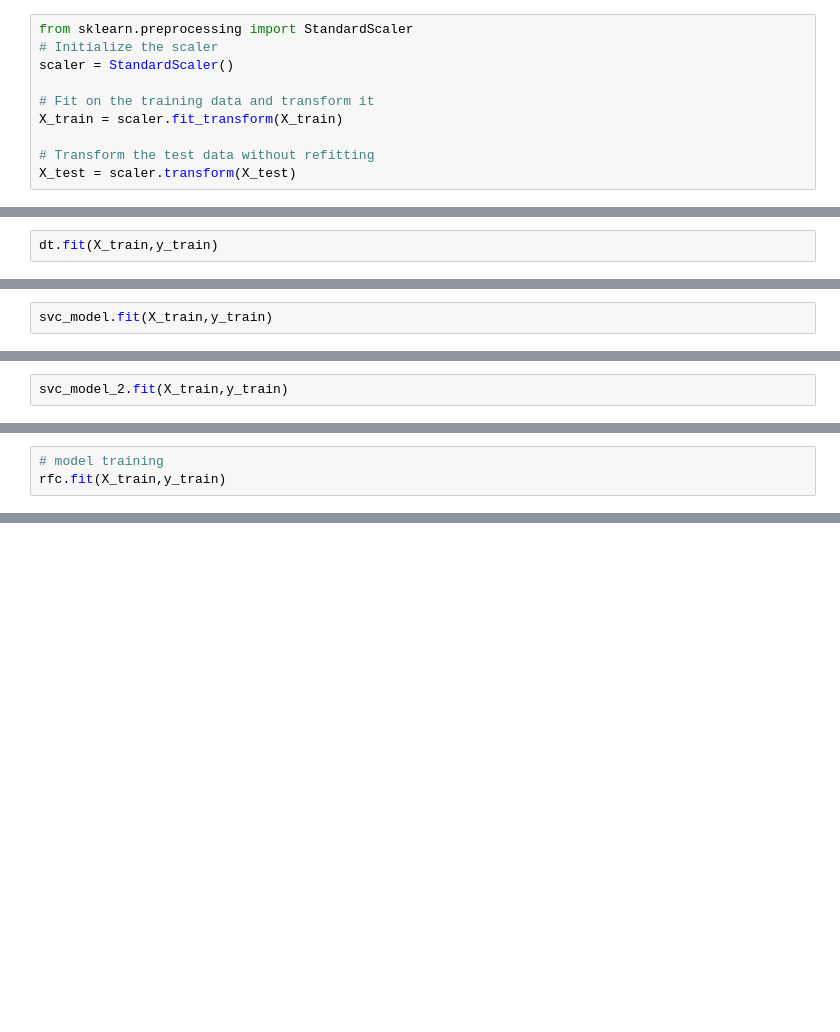
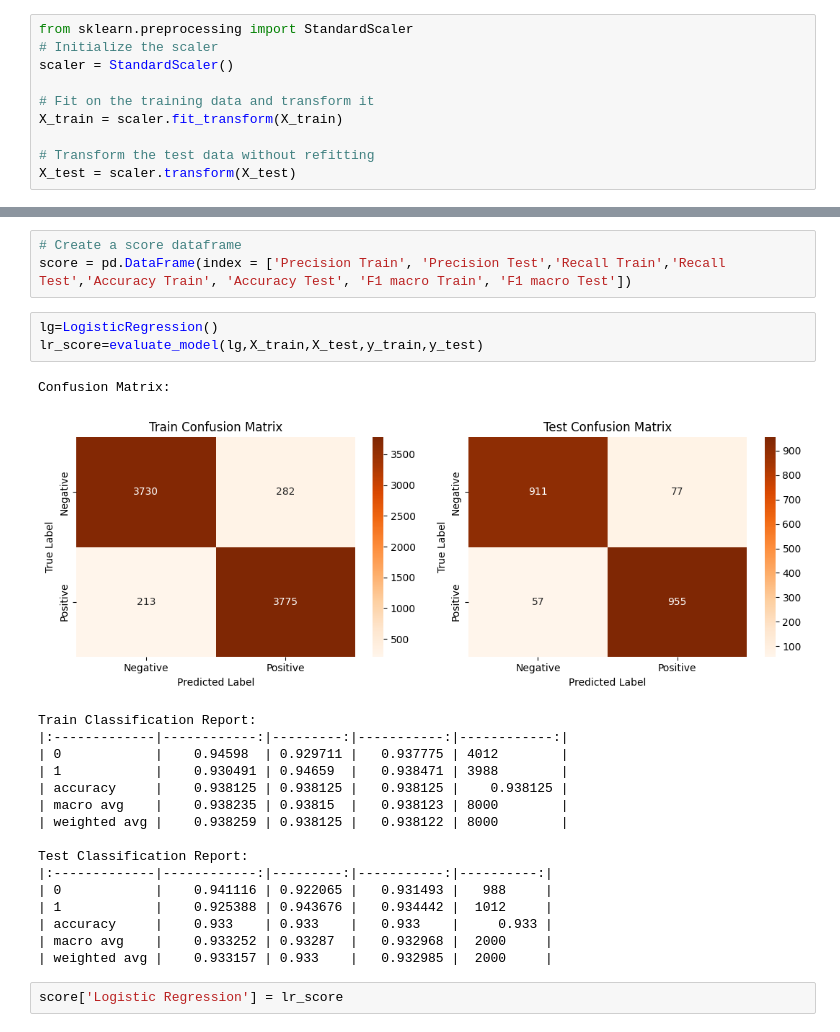
Before and after one commit to QaziSaim/Phishing-Domain-Detection, a Jupyter notebook: notebook/ModelBuilding.ipynb, the cells around one changed output, grey strips where cells are left out. Saved outputs shown, nothing was run; the diff lists cells and outputs as text; blank space fills up the shorter version.

Commit message:
Model Training completed

```diff
--- a/notebook/ModelBuilding.ipynb
+++ b/notebook/ModelBuilding.ipynb
@@ -217,2 +151,0 @@ dt=DecisionTreeClassifier()
-# %%
-dt.fit(X_train,y_train)
@@ -283,2 +151,0 @@ svc_model=SVC()
-# %%
-svc_model.fit(X_train,y_train)
@@ -342,2 +151,0 @@ svc_model_2=SVC(
-# %%
-svc_model_2.fit(X_train,y_train)
@@ -377,3 +151,0 @@ rfc=RandomForestClassifier(random_state=0)
-# %%
-# model training
-rfc.fit(X_train,y_train)
@@ -394,0 +217,26 @@ precision_score(y_test,rfc_pred)
+# %%
+# Create a score dataframe
+score = pd.DataFrame(index = ['Precision Train', 'Precision Test','Recall Train','Recall Test','Accuracy Train', 'Accuracy Test', 'F1 macro Train', 'F1 macro Test'])
+# %%
+lg=LogisticRegression()
+lr_score=evaluate_model(lg,X_train,X_test,y_train,y_test)
+# %% [output]
+Confusion Matrix:
+[figure, added]
+Train Classification Report:
+|:-------------|------------:|---------:|-----------:|------------:|
+| 0            |    0.94598  | 0.929711 |   0.937775 | 4012        |
+| 1            |    0.930491 | 0.94659  |   0.938471 | 3988        |
+| accuracy     |    0.938125 | 0.938125 |   0.938125 |    0.938125 |
+| macro avg    |    0.938235 | 0.93815  |   0.938123 | 8000        |
+| weighted avg |    0.938259 | 0.938125 |   0.938122 | 8000        |
+
+Test Classification Report:
+|:-------------|------------:|---------:|-----------:|----------:|
+| 0            |    0.941116 | 0.922065 |   0.931493 |   988     |
+| 1            |    0.925388 | 0.943676 |   0.934442 |  1012     |
+| accuracy     |    0.933    | 0.933    |   0.933    |     0.933 |
+| macro avg    |    0.933252 | 0.93287  |   0.932968 |  2000     |
+| weighted avg |    0.933157 | 0.933    |   0.932985 |  2000     |
+# %%
+score['Logistic Regression'] = lr_score
```
Also changed, not shown: parts of 171 cells of this notebook.
